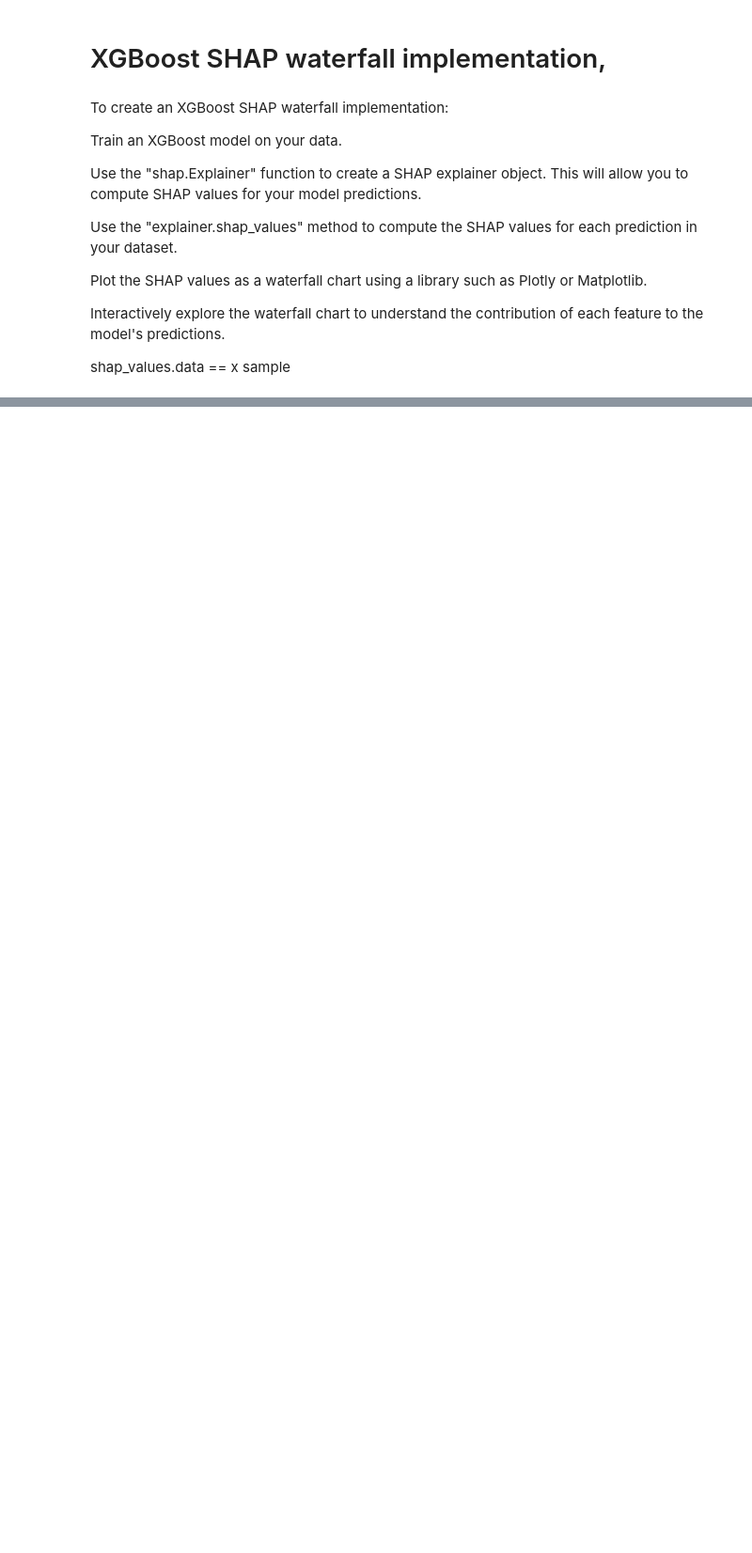
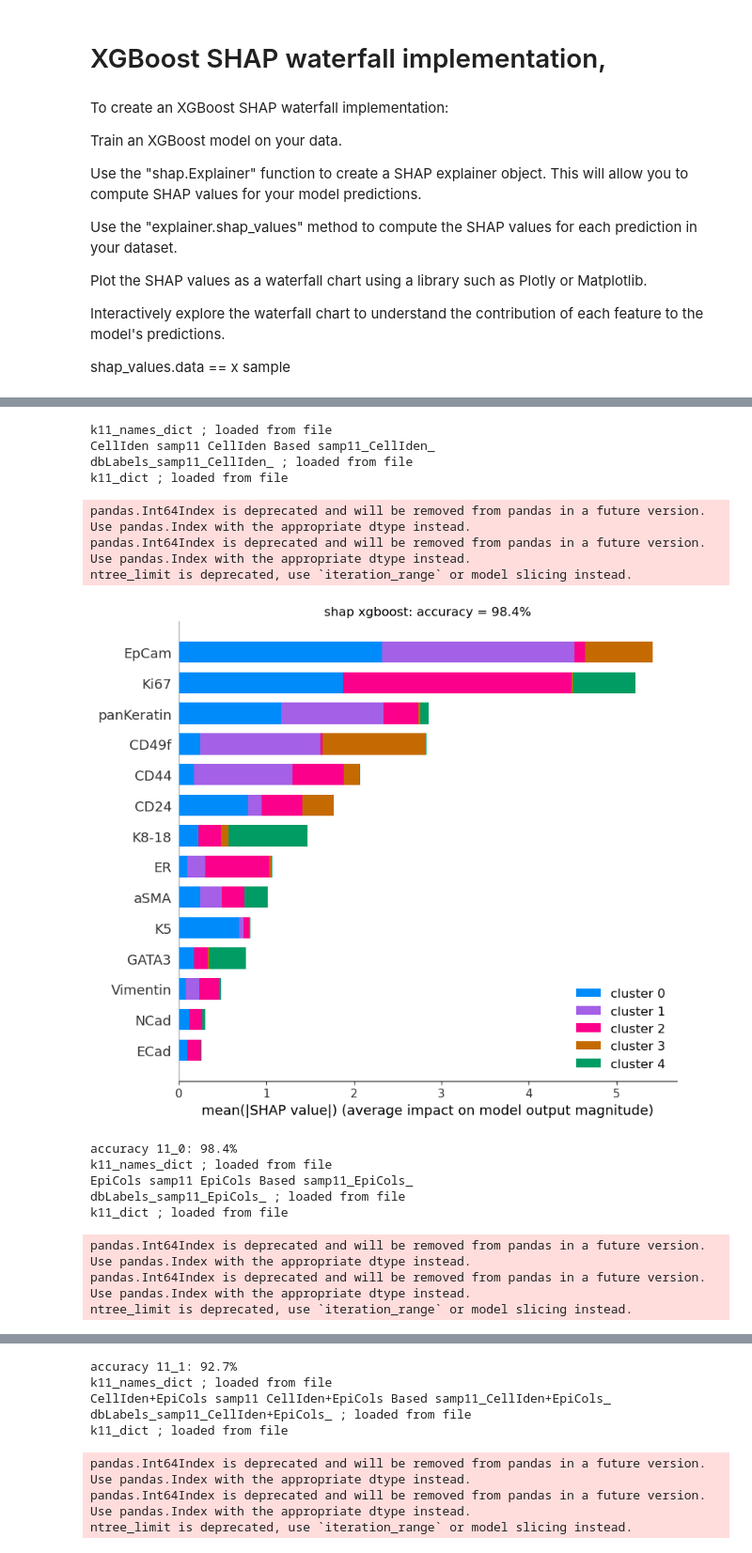
Before and after one commit to yishaiar/breast_cancer_PHD_research, a Jupyter notebook: 01_15_xgboost/xgboost_example copy.ipynb, the cells around one changed output, grey strips where cells are left out. Shown at 94% size. Drawn from its saved outputs; the diff is of its cells as text; code cells hidden in the pictures; blank space fills up the shorter version.

Commit message:
shap finished

```diff
--- a/01_15_xgboost/xgboost_example copy.ipynb
+++ b/01_15_xgboost/xgboost_example copy.ipynb
@@ -79,0 +97,62 @@ No data for colormapping provided via 'c'. Parameters 'vmin', 'vmax' will be ign
+# %%
+def plotshap(j,group_ind,dir_data,calc_shap=True):
+    names_dict = pickle_load('k'+j+'_names_dict', dir_data)
+    NamesAll = names_dict['NamesAll']
+    CellIden = names_dict['CellIden']
+    EpiCols = names_dict['EpiCols']
+    Core = names_dict['Core']
+    CellIden_EpiCols = CellIden + EpiCols
+    groups = [['CellIden', 'EpiCols', 'CellIden+EpiCols'],
+            [CellIden, EpiCols, CellIden_EpiCols]]
+
+    names = [[f'samp{j}_CellIden_', f'samp{j} CellIden Based'],
+            [f'samp{j}_EpiCols_', f'samp{j} EpiCols Based'],
+            [f'samp{j}_CellIden+EpiCols_', f'samp{j} CellIden+EpiCols Based']]
+    figname, title = names[group_ind]
+    name, featureGroup = groups[0][group_ind], groups[1][group_ind]
+    print(name, title, figname)
+    labels = np.asarray(pickle_load(f'dbLabels_samp{j}_{name}_', dir_data))
+    k = pd.concat([pickle_load('k'+j+'_dict', dir_data)['k']])[featureGroup]
+
+    # df = pd.DataFrame({
+    #                    'var1':random.sample(range(1, 100), 10),
+    #                    'var2':random.sample(range(1, 100), 10),
+    #                    'var3':random.sample(range(1, 100), 10),
+    #                    'class': ['a','a','a','a','a','b','b','c','c','c']})
+    # labels = df.pop('class')
+
+
+    ind = labels !=-1 # drop unclustered rows (clust==-1)
+    colors = cm.rainbow(np.linspace(0, 1, np.unique(labels).shape[0]-1))
+    import random
+    random.shuffle(colors)
+    fig,accuracy = xg_classification_shap(k.copy(),labels.copy(),ind,colors,calc_shap = True)
+    # %matplotlib inline
+    # fig.show()
+    print(f"accuracy {j}_{group_ind}: {accuracy}%")
+    if calc_shap:
+        fig.savefig(f'{j}_{group_ind}_shap.png')
+# %%
+# j = 'b234'
+# # j = 'b23ad'
+# group_ind = 0
+for j in ['11','7','4.1','5','4']:
+    for group_ind in [0,1,2]:
+        plotshap(j,group_ind,dir_data,calc_shap=True)
+# %% [output]
+k11_names_dict ; loaded from file
+CellIden samp11 CellIden Based samp11_CellIden_
+dbLabels_samp11_CellIden_ ; loaded from file
+k11_dict ; loaded from file
+pandas.Int64Index is deprecated and will be removed from pandas in a future version. Use pandas.Index with the appropriate dtype instead.
+pandas.Int64Index is deprecated and will be removed from pandas in a future version. Use pandas.Index with the appropriate dtype instead.
+ntree_limit is deprecated, use `iteration_range` or model slicing instead.
+[figure, added]
+accuracy 11_0: 98.4%
+k11_names_dict ; loaded from file
+EpiCols samp11 EpiCols Based samp11_EpiCols_
+dbLabels_samp11_EpiCols_ ; loaded from file
+k11_dict ; loaded from file
+pandas.Int64Index is deprecated and will be removed from pandas in a future version. Use pandas.Index with the appropriate dtype instead.
+pandas.Int64Index is deprecated and will be removed from pandas in a future version. Use pandas.Index with the appropriate dtype instead.
+ntree_limit is deprecated, use `iteration_range` or model slicing instead.
@@ -79,0 +160,8 @@ No data for colormapping provided via 'c'. Parameters 'vmin', 'vmax' will be ign
+accuracy 11_1: 92.7%
+k11_names_dict ; loaded from file
+CellIden+EpiCols samp11 CellIden+EpiCols Based samp11_CellIden+EpiCols_
+dbLabels_samp11_CellIden+EpiCols_ ; loaded from file
+k11_dict ; loaded from file
+pandas.Int64Index is deprecated and will be removed from pandas in a future version. Use pandas.Index with the appropriate dtype instead.
+pandas.Int64Index is deprecated and will be removed from pandas in a future version. Use pandas.Index with the appropriate dtype instead.
+ntree_limit is deprecated, use `iteration_range` or model slicing instead.
```
Also changed, not shown: parts of 5 cells of this notebook, 5 other files.
